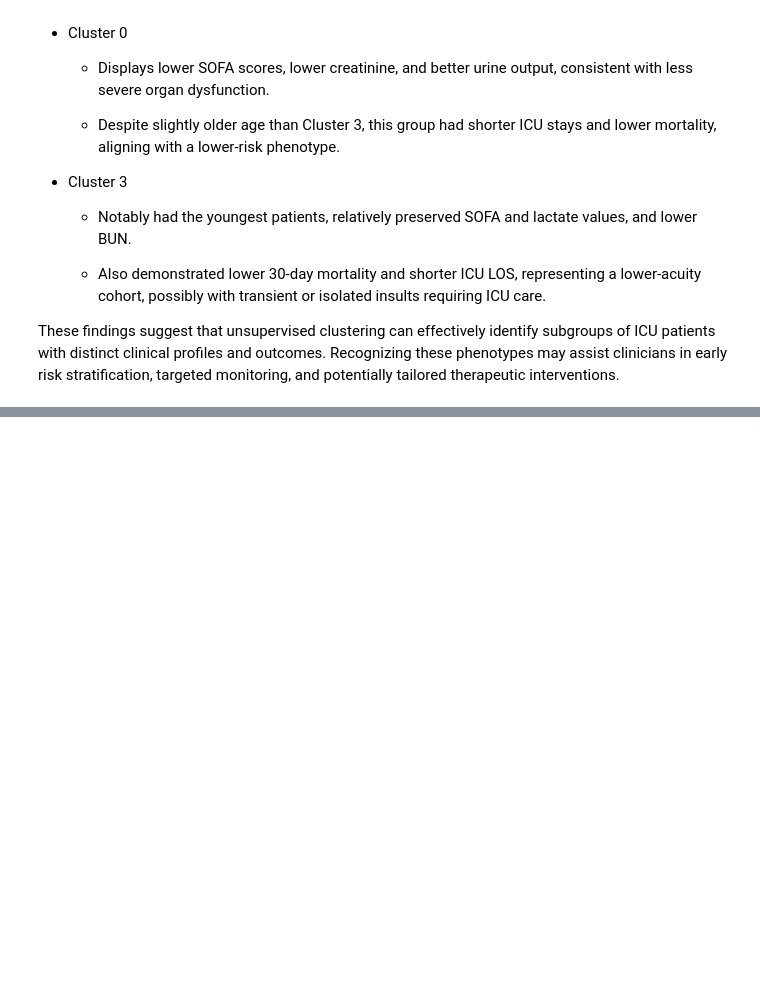
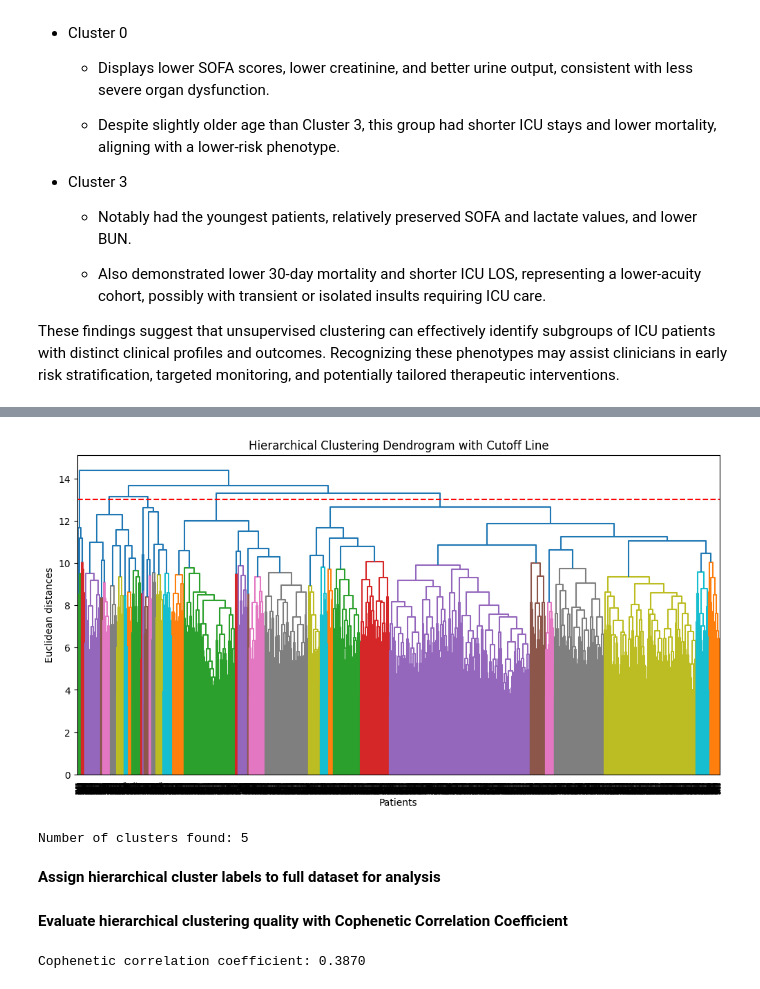
Before and after one commit to Edenshmuel/MIMIC_ICU_Prediction_and_Clustering, a Jupyter notebook: Clustering.ipynb, the cells around one changed output, grey strips where cells are left out. Cells and saved outputs as stored; diff of their text form; code cells hidden in the pictures; blank space fills up the shorter version.

```diff
--- a/Clustering.ipynb
+++ b/Clustering.ipynb
@@ -609,0 +642,24 @@ These findings suggest that unsupervised clustering can effectively identify sub
+# %%
+from scipy.cluster.hierarchy import dendrogram
+from scipy.cluster.hierarchy import linkage
+
+linkage_matrix = linkage(X_cluster_only, method='complete')
+
+plt.figure(figsize=(12, 6))
+dend = dendrogram(linkage_matrix)
+plt.axhline(y=13, color='r', linestyle='--')
+plt.title('Hierarchical Clustering Dendrogram with Cutoff Line')
+plt.xlabel('Patients')
+plt.ylabel('Euclidean distances')
+plt.show()
+# %% [output]
+[figure, added]
+# %%
+from scipy.cluster.hierarchy import fcluster
+
+cluster_labels_hierarchical = fcluster(linkage_matrix, t=13, criterion='distance')
+print("Number of clusters found:", len(np.unique(cluster_labels_hierarchical)))
+# %% [output]
+Number of clusters found: 5
+# %% [markdown]
+**Assign hierarchical cluster labels to full dataset for analysis**
@@ -609,0 +668,12 @@ These findings suggest that unsupervised clustering can effectively identify sub
+# %% [markdown]
+**Evaluate hierarchical clustering quality with Cophenetic Correlation Coefficient**
+# %%
+from scipy.cluster.hierarchy import cophenet
+from scipy.spatial.distance import pdist
+
+# Compute cophenetic correlation coefficient
+coph_corr, coph_dists = cophenet(linkage_matrix, pdist(X_cluster_only_hierarchical))
+
+print(f"Cophenetic correlation coefficient: {coph_corr:.4f}")
+# %% [output]
+Cophenetic correlation coefficient: 0.3870
```
Also changed, not shown: parts of 77 cells of this notebook.
